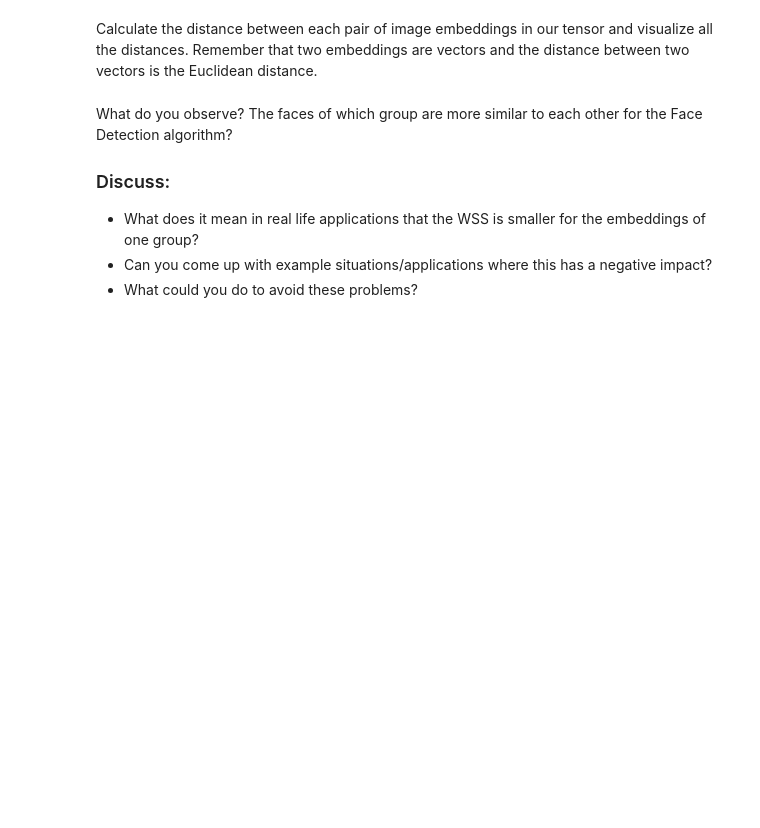
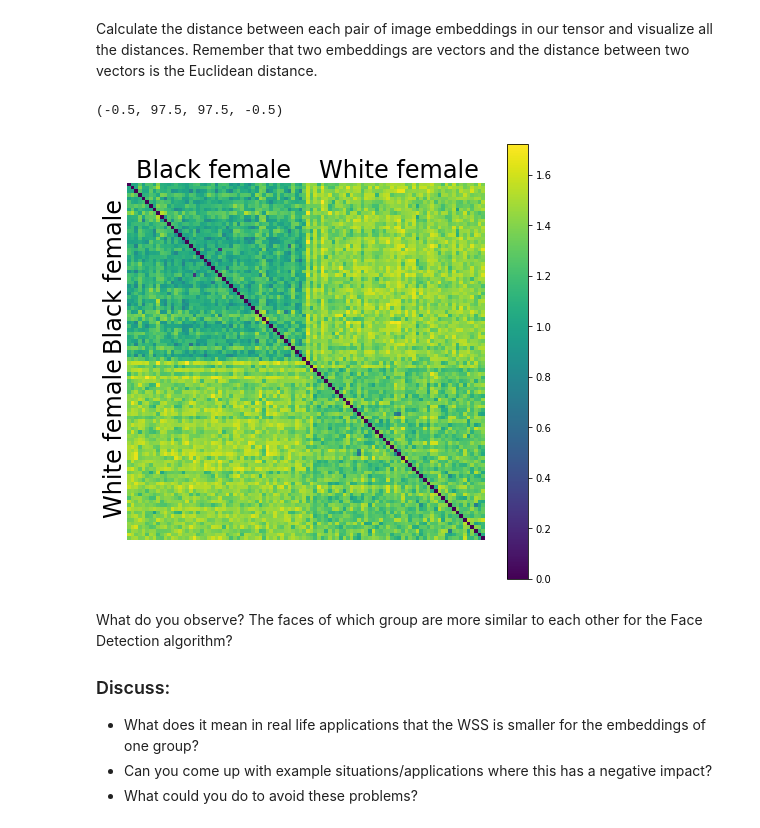
Before and after one commit to ecker-lab/neuromatch, a Jupyter notebook: D7_Tutorial.ipynb, the cells around one changed output. Cells and saved outputs as stored; diff of their text form; code cells hidden in the pictures; blank space fills up the shorter version.

```diff
--- a/D7_Tutorial.ipynb
+++ b/D7_Tutorial.ipynb
@@ -2268,18 +2285,21 @@ def calculate_pairwise_distances(embedding_tensor: torch.tensor):
 # %%
 #@markdown Visualize the distances
 
-embedding_tensor = torch.cat((black_female_embeddings, white_male_embeddings)).to(device = 'cpu')
+embedding_tensor = torch.cat((black_female_embeddings, white_female_embeddings)).to(device = 'cpu')
 
 distances = calculate_pairwise_distances(embedding_tensor)
 
 plt.figure(figsize=(8,8))
 plt.imshow(distances.detach().numpy())
 plt.annotate('Black female', (2,-0.5), fontsize=24, va='bottom')
-plt.annotate('White male', (52,-0.5), fontsize=24, va='bottom')
+plt.annotate('White female', (52,-0.5), fontsize=24, va='bottom')
 plt.annotate('Black female', (-0.5, 45), fontsize=24, rotation=90, ha='right')
-plt.annotate('White male', (-0.5, 90), fontsize=24, rotation=90, ha='right')
+plt.annotate('White female', (-0.5, 90), fontsize=24, rotation=90, ha='right')
 plt.colorbar()
 plt.axis('off')
+# %% [output]
+(-0.5, 97.5, 97.5, -0.5)
+[figure, added]
 # %% [markdown]
 What do you observe? The faces of which group are more similar to each other for the Face Detection algorithm?
 
```
Also changed, not shown: parts of 11 cells of this notebook.
